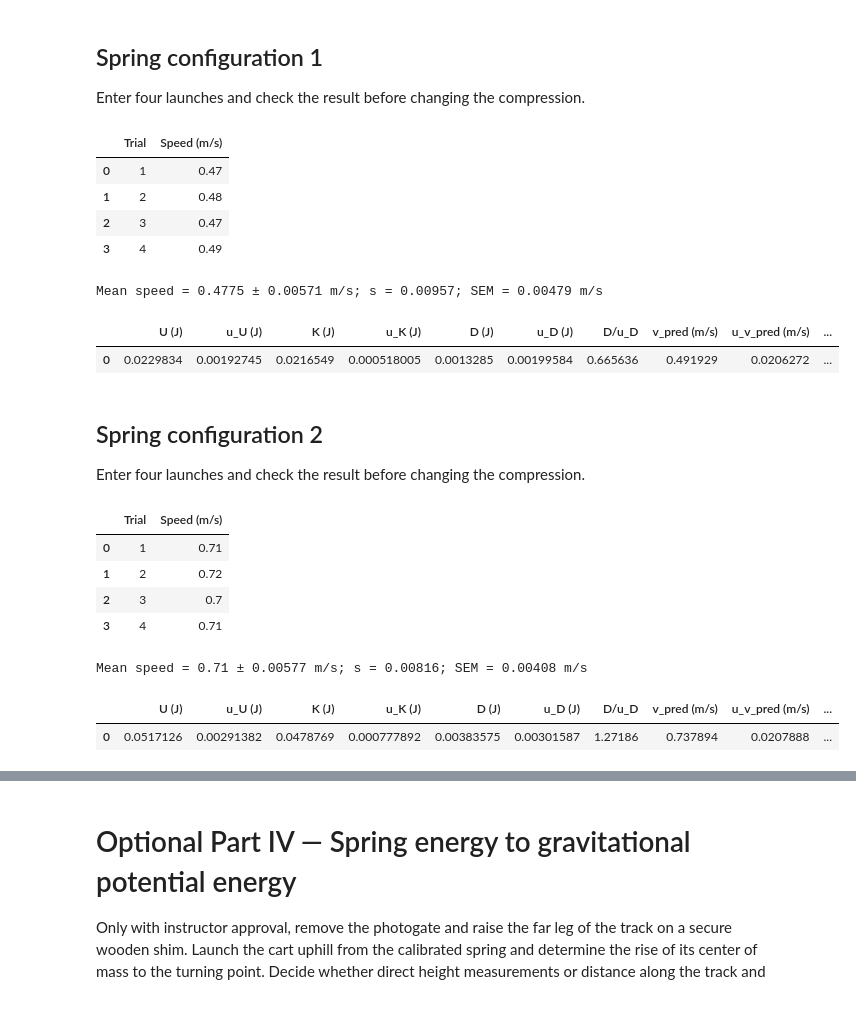
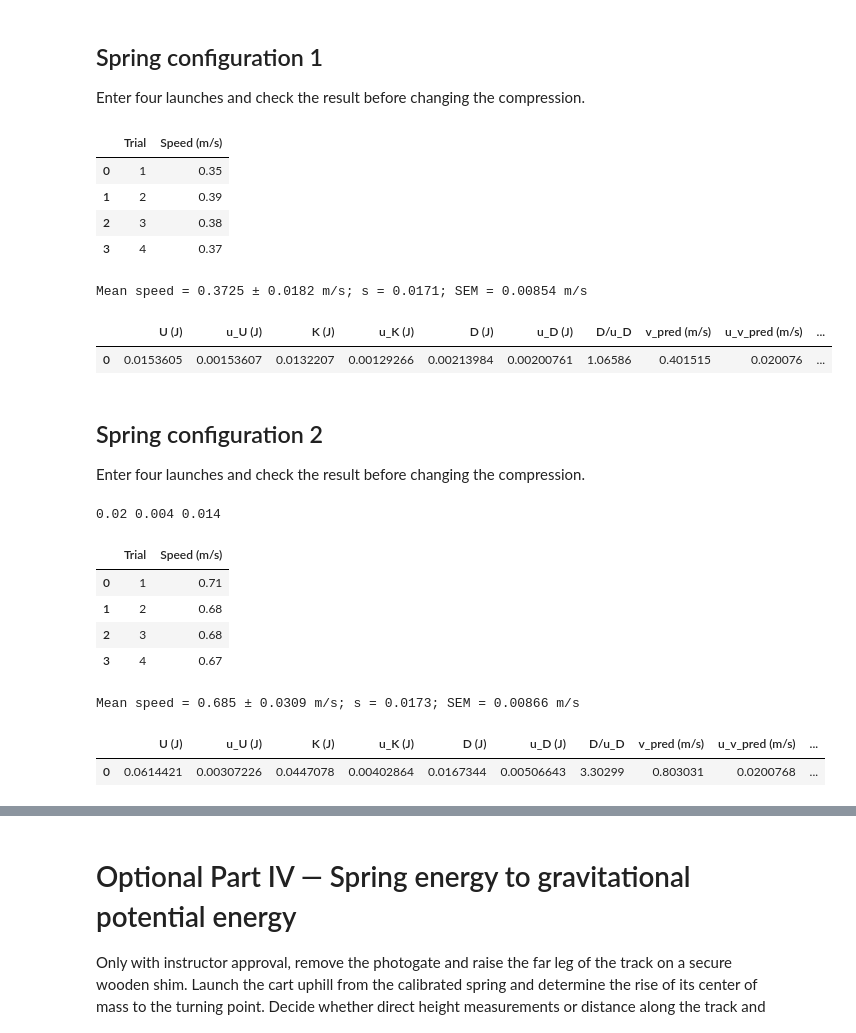
Before and after one commit to JacobRojas25/Phys201L, a Jupyter notebook: labs/Lab05_Air_Track_Conservation_of_Energy/Lab05_Air_Track_Conservation_of_Energy.ipynb, the cells around one changed output, grey strips where cells are left out. Cells and saved outputs as stored; diff of their text form; code cells hidden in the pictures.

```diff
--- a/labs/Lab05_Air_Track_Conservation_of_Energy/Lab05_Air_Track_Conservation_of_Energy.ipynb
+++ b/labs/Lab05_Air_Track_Conservation_of_Energy/Lab05_Air_Track_Conservation_of_Energy.ipynb
@@ -54,7 +54,7 @@ except ImportError:
     import P201_Functions as p201
 
 # REPLACE with measured instrument values and justified standard uncertainties.
-flag_length = 0.1000       # m; must match the Capstone setting
+flag_length = 0.01167       # m; must match the Capstone setting
 u_flag_length = 0.0005     # m
 u_gate_time = 0.0001       # s; justify from your timer
 u_speed_resolution = 0.002 # m/s; standard uncertainty of displayed speed
@@ -159,10 +159,10 @@ Create a labeled **load force versus compression** graph in Capstone (Table & Gr
 The course-standard fit weights force uncertainties only. Horizontal error bars are shown but not used by this fit. Compare $k u_x$ with $u_F$: if horizontal uncertainty is material, discuss its effect with the instructor before quoting a precise $u_k$. Resolve zero/preload effects and increase the justified calibration uncertainty when needed. Do not silently treat the fitted statistical uncertainty as a complete systematic-error budget.
 # %%
 # REPLACE all calibration values with team measurements. Mass includes washer.
-load_mass = np.array([0.102, 0.202, 0.302, 0.402, 0.502, 0.602]) # kg
+load_mass = np.array([0.1024, 0.2025, 0.2524, 0.3025, 0.3523, 0.4025]) # kg
 u_load_mass = np.full(6, 0.00005) # kg
-compression = np.array([0.0031, 0.0062, 0.0093, 0.0123, 0.0154, 0.0184]) # m
-u_compression = np.full(6, 0.0001) # m
+compression = np.array([0.004, 0.0065, 0.0084, 0.010, 0.012, 0.014]) # m
+u_compression = np.full(6, 0.0005) # m
 if not (load_mass.shape == u_load_mass.shape == compression.shape == u_compression.shape):
     raise ValueError("Calibration arrays must have matching shapes")
 if len(load_mass) < 4 or np.unique(compression).size < 4:
@@ -368,44 +372,46 @@ Consider how reproducibly you set the compression and include this in its uncert
 Enter four launches and check the result before changing the compression.
 # %%
 # REPLACE all examples with measurements for spring configuration 1.
-m_cart = 0.18995     # kg; actual complete moving mass in spring setup
+m_cart = 0.19056     # kg; actual complete moving mass in spring setup
 u_m_cart = 0.000005  # kg
-x_s = 0.012            # m; compression relative to unloaded length
+x_s = 0.010            # m; compression relative to unloaded length
 u_x_s = 0.0005       # m; include repeatability of setting the compression
-speeds = [0.47, 0.48, 0.47, 0.49]        # m/s
+speeds = [0.35, 0.39, 0.38, 0.37]        # m/s
 if x_s < 0.01 or not compression.min() <= x_s <= compression.max():
     raise ValueError("Use at least 1 cm compression within the calibrated linear range")
 spring_1 = spring_run(m_cart, u_m_cart, x_s, u_x_s, speeds)
 show_result(spring_1)
 # %% [output]
 |  | Trial | Speed (m/s) |
-| 0 | 1 | 0.47 |
-| 1 | 2 | 0.48 |
-| 2 | 3 | 0.47 |
-| 3 | 4 | 0.49 |
+| 0 | 1 | 0.35 |
+| 1 | 2 | 0.39 |
+| 2 | 3 | 0.38 |
+| 3 | 4 | 0.37 |
-Mean speed = 0.4775 ± 0.00571 m/s; s = 0.00957; SEM = 0.00479 m/s
+Mean speed = 0.3725 ± 0.0182 m/s; s = 0.0171; SEM = 0.00854 m/s
 |  | U (J) | u_U (J) | K (J) | u_K (J) | D (J) | u_D (J) | D/u_D | v_pred (m/s) | u_v_pred (m/s) | ... |
-| 0 | 0.0229834 | 0.00192745 | 0.0216549 | 0.000518005 | 0.0013285 | 0.00199584 | 0.665636 | 0.491929 | 0.0206272 | ... |
+| 0 | 0.0153605 | 0.00153607 | 0.0132207 | 0.00129266 | 0.00213984 | 0.00200761 | 1.06586 | 0.401515 | 0.020076 | ... |
 # %% [markdown]
 ## Spring configuration 2
 Enter four launches and check the result before changing the compression.
 # %%
 # REPLACE all examples with measurements for spring configuration 2.
-m_cart = 0.18995     # kg; actual complete moving mass in spring setup
+m_cart = 0.19056     # kg; actual complete moving mass in spring setup
 u_m_cart = 0.000005  # kg
-x_s = 0.018            # m; compression relative to unloaded length
+x_s = 0.020            # m; compression relative to unloaded length
 u_x_s = 0.0005       # m; include repeatability of setting the compression
-speeds = [0.71, 0.72, 0.7, 0.71]        # m/s
-if x_s < 0.01 or not compression.min() <= x_s <= compression.max():
+speeds = [0.71, 0.68, 0.68, 0.67]        # m/s
+print(x_s, compression.min(), compression.max() )
+if x_s < 0.01 or not compression.min() <= x_s :
     raise ValueError("Use at least 1 cm compression within the calibrated linear range")
 spring_2 = spring_run(m_cart, u_m_cart, x_s, u_x_s, speeds)
 show_result(spring_2)
 # %% [output]
+0.02 0.004 0.014
 |  | Trial | Speed (m/s) |
 | 0 | 1 | 0.71 |
-| 1 | 2 | 0.72 |
-| 2 | 3 | 0.7 |
-| 3 | 4 | 0.71 |
+| 1 | 2 | 0.68 |
+| 2 | 3 | 0.68 |
+| 3 | 4 | 0.67 |
-Mean speed = 0.71 ± 0.00577 m/s; s = 0.00816; SEM = 0.00408 m/s
+Mean speed = 0.685 ± 0.0309 m/s; s = 0.0173; SEM = 0.00866 m/s
 |  | U (J) | u_U (J) | K (J) | u_K (J) | D (J) | u_D (J) | D/u_D | v_pred (m/s) | u_v_pred (m/s) | ... |
-| 0 | 0.0517126 | 0.00291382 | 0.0478769 | 0.000777892 | 0.00383575 | 0.00301587 | 1.27186 | 0.737894 | 0.0207888 | ... |
+| 0 | 0.0614421 | 0.00307226 | 0.0447078 | 0.00402864 | 0.0167344 | 0.00506643 | 3.30299 | 0.803031 | 0.0200768 | ... |
```
Also changed, not shown: parts of 13 cells of this notebook.
